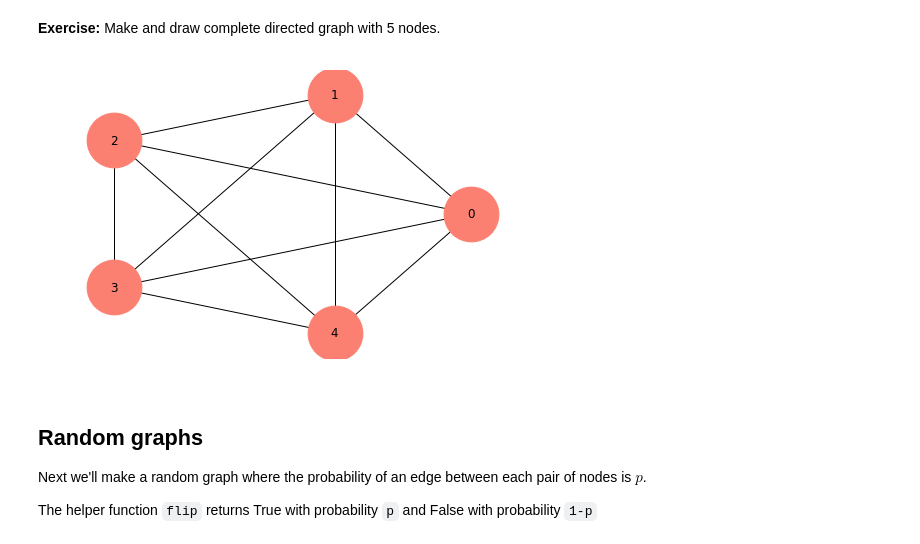
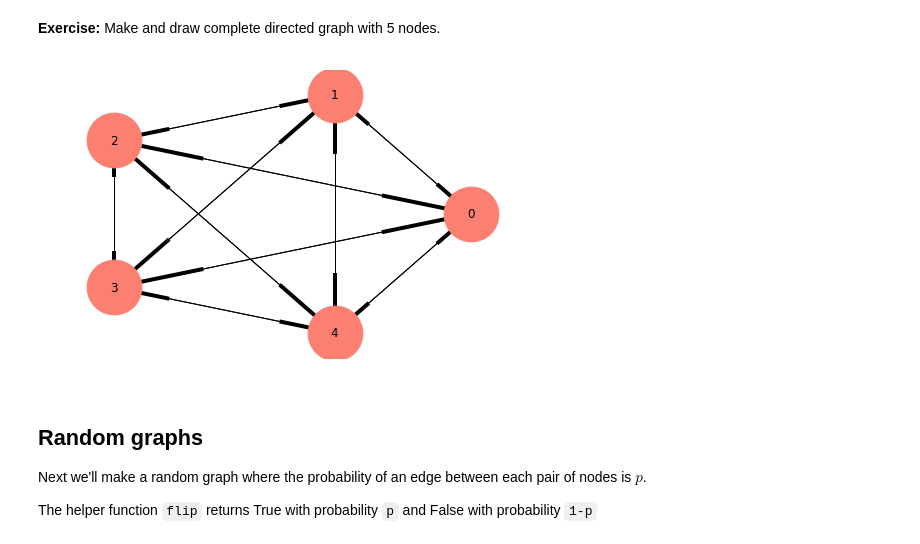
Before and after one commit to SeunginLyu/ThinkComplexity2, a Jupyter notebook: code/chap02mine.ipynb, the cells around one changed output. Drawn from its saved outputs; the diff is of its cells as text; code cells hidden in the pictures.

```diff
--- a/code/chap02mine.ipynb
+++ b/code/chap02mine.ipynb
@@ -197,16 +197,28 @@ complete.neighbors(0)
 [1, 2, 3, 4, 5, 6, 7, 8, 9]
 # %% [markdown]
 **Exercise:** Make and draw complete directed graph with 5 nodes.
-# %%
-# Solution goes here
-
-g = make_complete_graph(5)
-nx.draw_circular(g,
-                    node_color = COLORS[3],
-                    node_size = 3000,
-                    with_labels=True)
-# %% [output]
-[figure, removed]
+# %%
+# Solution goes here
+def all_directed_pairs(nodes):
+    for i, u in enumerate(nodes):
+        for j,v in enumerate(nodes):
+            if(i != j):
+                yield u,v
+
+def make_complete_directed_graph(n):
+    G = nx.DiGraph()
+    nodes = range(n)
+    G.add_nodes_from(nodes)
+    G.add_edges_from(all_directed_pairs(nodes))
+    return G
+
+g = make_complete_directed_graph(5)
+nx.draw_circular(g,
+                    node_color = COLORS[3],
+                    node_size = 3000,
+                    with_labels=True)
+# %% [output]
+[figure, added]
 # %% [markdown]
 ## Random graphs
 
```
Also changed, not shown: parts of 14 cells of this notebook.
